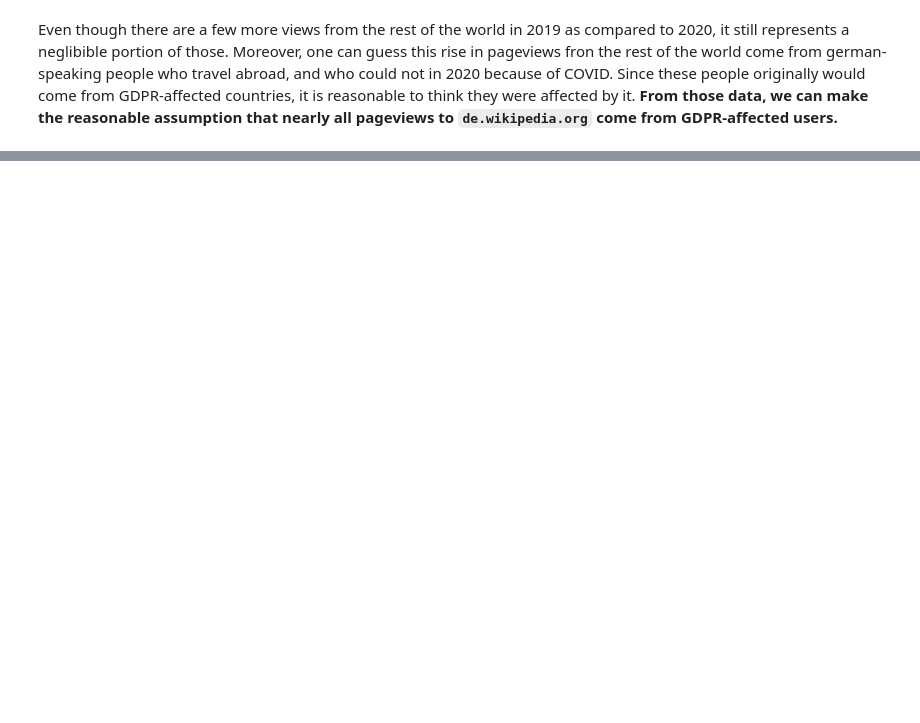
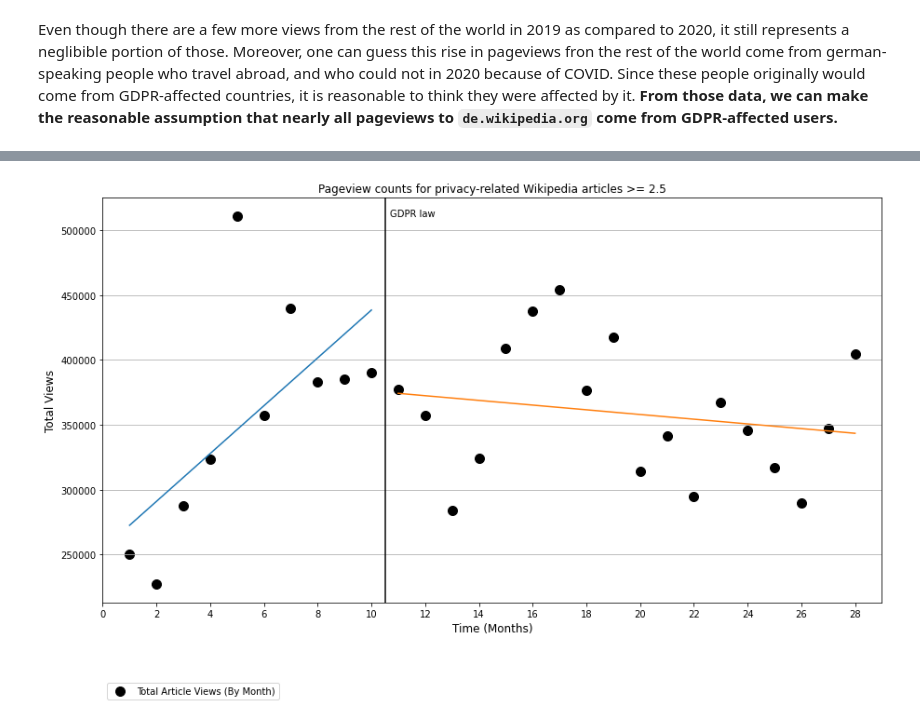
Before and after one commit to epfl-ada/ada-2020-project-milestone-p3-p3_2018, a Jupyter notebook: gdpr.ipynb, the cells around one changed output, grey strips where cells are left out. Drawn from its saved outputs; the diff is of its cells as text; code cells hidden in the pictures; blank space fills up the shorter version.

```diff
--- a/gdpr.ipynb
+++ b/gdpr.ipynb
@@ -90,0 +120,9 @@ Even though there are a few more views from the rest of the world in 2019 as com
+# %%
+df_25 = pd.read_json('data/pageviews_2.5.json', convert_dates=False)
+df_30 = pd.read_json('data/pageviews_3.0.json', convert_dates=False)
+
+# Manually convert dates
+df_25.loc[:,'timestamp'] = df_25.loc[:,'timestamp'].apply(lambda x: datetime(int(str(x)[:4]), int(str(x)[4:6]), int(str(x)[6:8])))
+df_30.loc[:,'timestamp'] = df_30.loc[:,'timestamp'].apply(lambda x: datetime(int(str(x)[:4]), int(str(x)[4:6]), int(str(x)[6:8])))
+
+df_25
@@ -90,0 +202,17 @@ Even though there are a few more views from the rest of the world in 2019 as com
+# %%
+df = sum_articles(df_25)
+
+intervention_month = 10
+y_label = 'Total Views'
+y_ticks = None
+
+prediction, coef = perform_regression_Lagarde(df.index, df.views, intervention_month, False)
+
+scatter_views(df.index, [df.views], ['black'], ['Total Article Views (By Month)'], y_label, y_ticks, intervention_month)
+plt.plot(df.index[:intervention_month], prediction[:intervention_month])
+plt.plot(df.index[intervention_month:], prediction[intervention_month:])
+
+plt.title('Pageview counts for privacy-related Wikipedia articles >= 2.5')
+plt.show()
+# %% [output]
+[figure, added]
```
Also changed, not shown: parts of 9 cells of this notebook, 1 other file.
